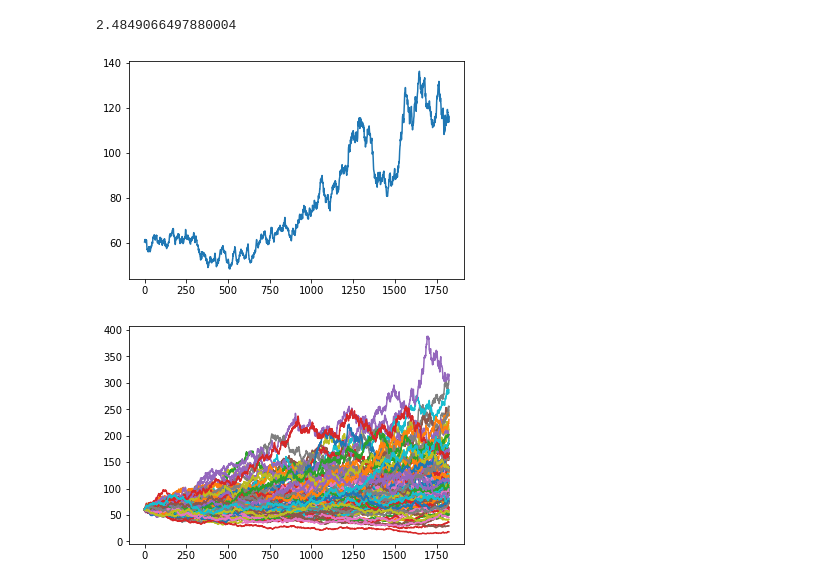
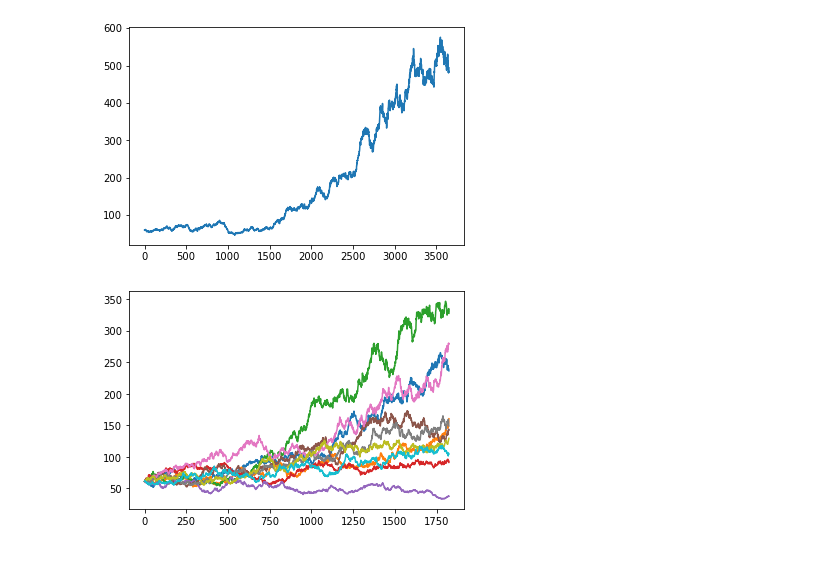
Before and after one commit to Borna2803/Monte_Carlo, a Jupyter notebook: monte_carlo.ipynb, the cells around one changed output. Cells and saved outputs as stored; diff of their text form; code cells hidden in the pictures.

```diff
--- a/monte_carlo.ipynb
+++ b/monte_carlo.ipynb
@@ -12,7 +25,3 @@ data = yf.download("KO")
-# %%
-np.log(12)
-# %% [output]
-2.4849066497880004
 # %%
 stockGrowth= np.array((data["Close"]-data["Open"]).to_numpy())
 growth_data=stockGrowth/data["Open"]+1
@@ -60,10 +69,10 @@ def generate_simulation(days:int)->list:
         stock_price=stock_price*prediction_list[i]
     return predicted_price
 # %%
-plt.plot(generate_simulation(365*5))
+plt.plot(generate_simulation(365*10))
 plt.show()
 # %% [output]
-[figure, old version]
+[figure, new version]
 # %%
 def generate_multiple_simulations(simulations:int, days:int)-> list:
     simulation_list=[]
@@ -71,8 +80,8 @@ def generate_multiple_simulations(simulations:int, days:int)-> list:
         simulation_list.append(generate_simulation(days))
     return simulation_list
 # %%
-for el in generate_multiple_simulations(100, 365*5):
+for el in generate_multiple_simulations(10, 365*5):
     plt.plot(el)
 plt.show()
 # %% [output]
-[figure, old version]
+[figure, new version]
```
Also changed, not shown: parts of 2 cells of this notebook.
